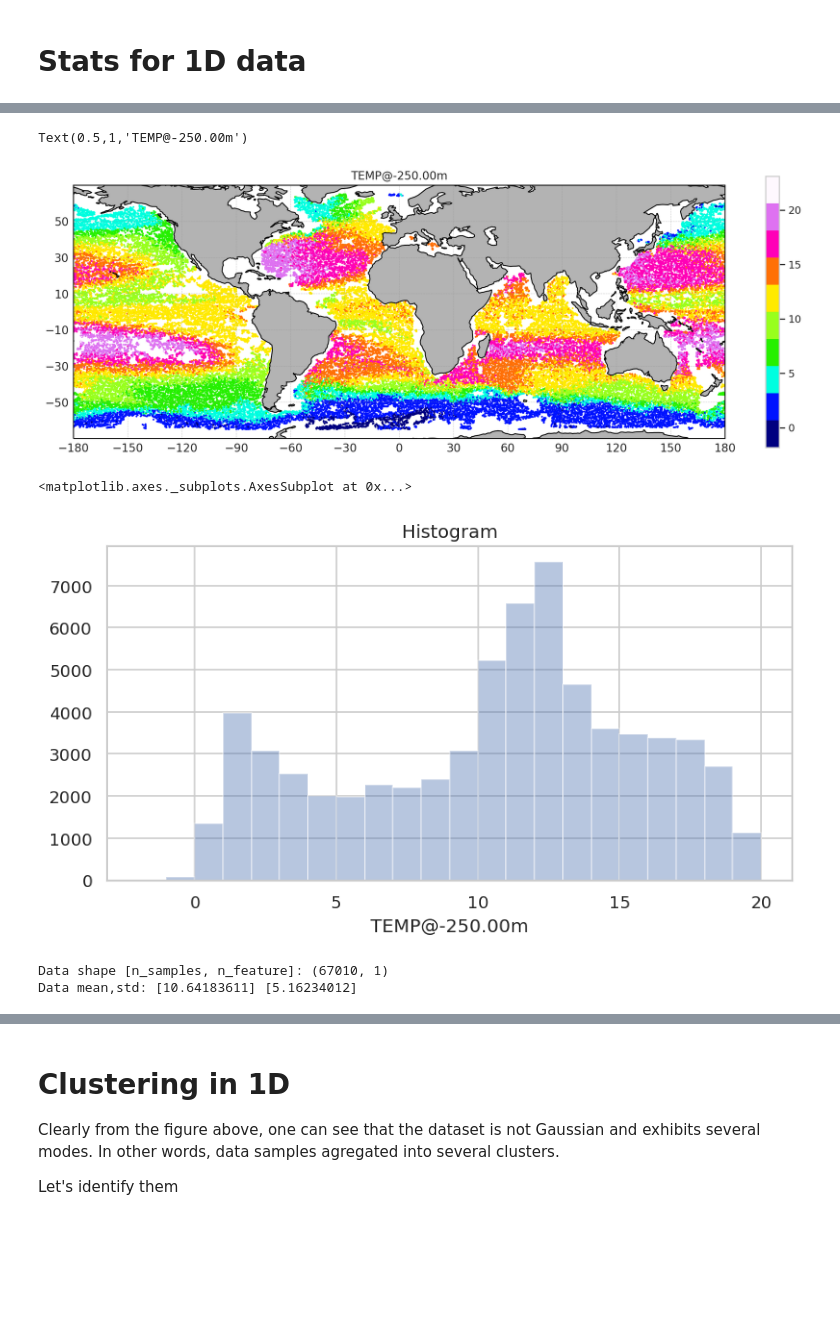
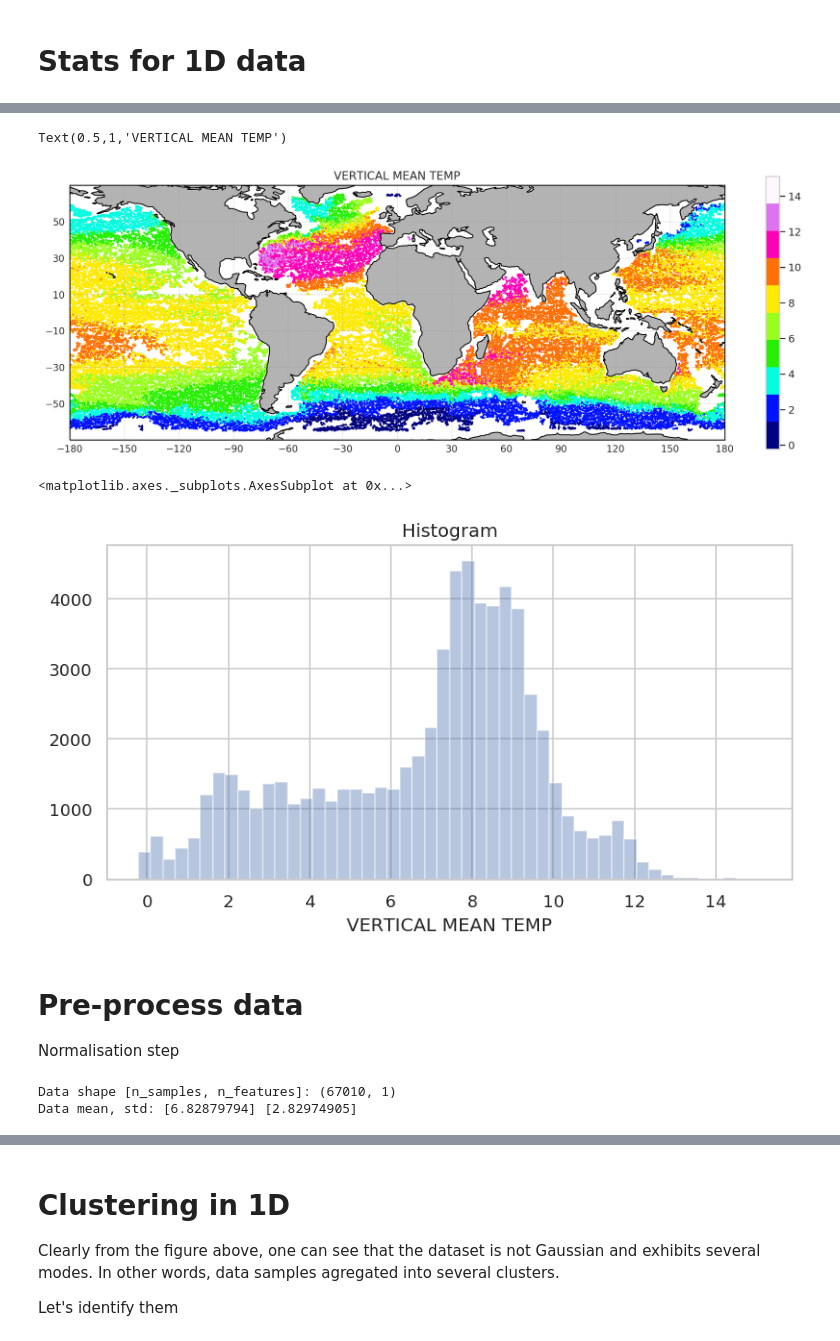
Before and after one commit to gmaze/lopsdata, a Jupyter notebook: clustering/Clustering - Tuto 1.ipynb, the cells around one changed output, grey strips where cells are left out. Cells and saved outputs as stored; diff of their text form; code cells hidden in the pictures; blank space fills up the shorter version.

```diff
--- a/clustering/Clustering - Tuto 1.ipynb
+++ b/clustering/Clustering - Tuto 1.ipynb
@@ -53,7 +57,12 @@ ncfile = 'GLOB_HOMOGENEOUS_variables_3subset_1.nc'
 #ncfile = 'GLOB_HOMOGENEOUS_variables_3subset_*.nc'
 
 # Load Argo SDL data:
-ds = xarray.open_dataset(os.path.join(ncroot,ncfile),chunks={'N_PROF':16000})
+ds = xr.open_dataset(os.path.join(ncroot,ncfile),chunks={'N_PROF':16000})
+ds = ds.set_coords(['LATITUDE','LONGITUDE','TIME'])
+# ds = ds.where(ds['LATITUDE']>=0, drop=True)
+# ds = ds.where(ds['LONGITUDE']>=-80, drop=True)
+# ds = ds.where(ds['LONGITUDE']<=0, drop=True)
+# ds = ds.chunk({'N_PROF': 100})
 print ds
 # %% [output]
 <xarray.Dataset>
@@ -76,8 +85,12 @@ Data variables:
 # %% [markdown]
 # Stats for 1D data
 # %%
-z = -250
-X, Xlabel = ds.TEMP.sel(DEPTH=z,method='nearest'), "TEMP@%0.2fm"%(X['DEPTH'])
-# X, Xlabel = ds.TEMP.mean(dim='DEPTH'), "VERTICAL MEAN TEMP"
+# z = -250
+# X, Xlabel = ds.TEMP.sel(DEPTH=z,method='nearest'), "TEMP@%0.2fm"%(z)
+
+X, Xlabel = ds.TEMP.mean(dim='DEPTH'), "VERTICAL MEAN TEMP"
+# X = X[np.where(X>3)]
+print X
 print Xlabel
+print X.shape
 # %% [output]
@@ -85,19 +106,24 @@ TEMP@-250.00m
 # %%
 fig, proj, ax = create_map()
-plt.scatter(ds.LONGITUDE,ds.LATITUDE,1,X,cmap=plt.cm.get_cmap('gist_ncar',10))
+plt.scatter(X.LONGITUDE, X.LATITUDE, 1, X, cmap=plt.cm.get_cmap('gist_ncar',10))
 plt.colorbar()
 plt.title(Xlabel)
 # %% [output]
-Text(0.5,1,'TEMP@-250.00m')
+Text(0.5,1,'VERTICAL MEAN TEMP')
-[figure, old version]
+[figure, new version]
 # %%
 fig, axes = plt.subplots(nrows=1, ncols=1, figsize=plt.figaspect(0.5), dpi=120)
 axes.set_title('Histogram')
-sns.distplot(X, bins=np.linspace(-2.,20.,22+1), kde=False, axlabel=Xlabel)
+sns.distplot(X, kde=False, axlabel=Xlabel)
+# sns.distplot(X, bins=np.linspace(-2.,20.,22+1), kde=False, axlabel=Xlabel)
 # n, bins, patches = plt.hist(x, bins=np.linspace(-2.,20.,22+1))
 # %% [output]
 <matplotlib.axes._subplots.AxesSubplot at 0x...>
-[figure, old version]
+[figure, new version]
+# %% [markdown]
+# Pre-process data
+
+Normalisation step
 # %%
 # From xarray, X has shape: (67010,)
 # For scikitlearn we need X with shape: [67010,1]
@@ -119,6 +145,6 @@ Xn = scaler.transform(X0)
 # Here, we only center data:
 Xc = preprocessing.StandardScaler(with_std=False).fit(X0).transform(X0)
 # %% [output]
-Data shape [n_samples, n_feature]: (67010, 1)
-Data mean,std: [10.64183611] [5.16234012]
+Data shape [n_samples, n_features]: (67010, 1)
+Data mean, std: [6.82879794] [2.82974905]
 # %%
```
Also changed, not shown: parts of 15 cells of this notebook, 2 other files.
